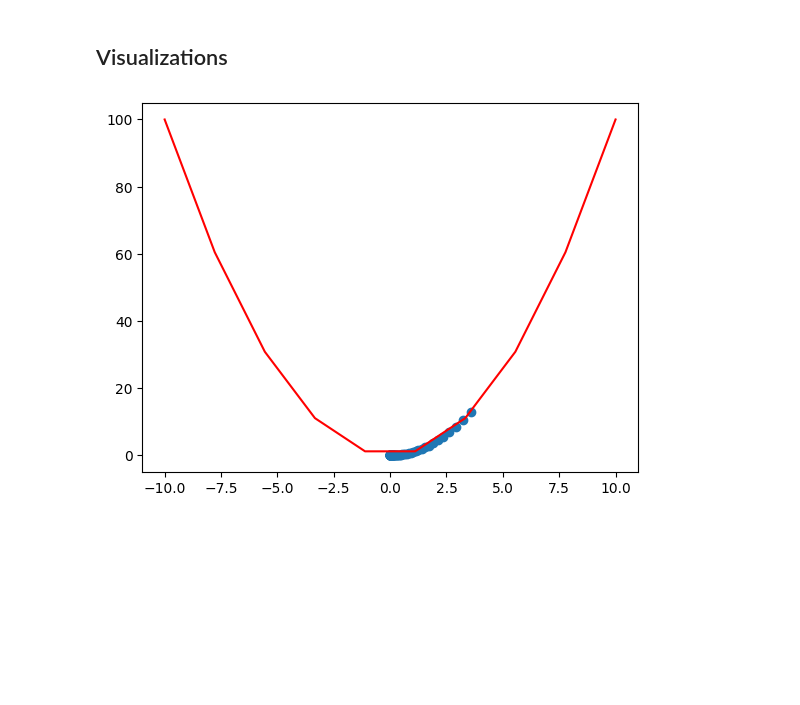
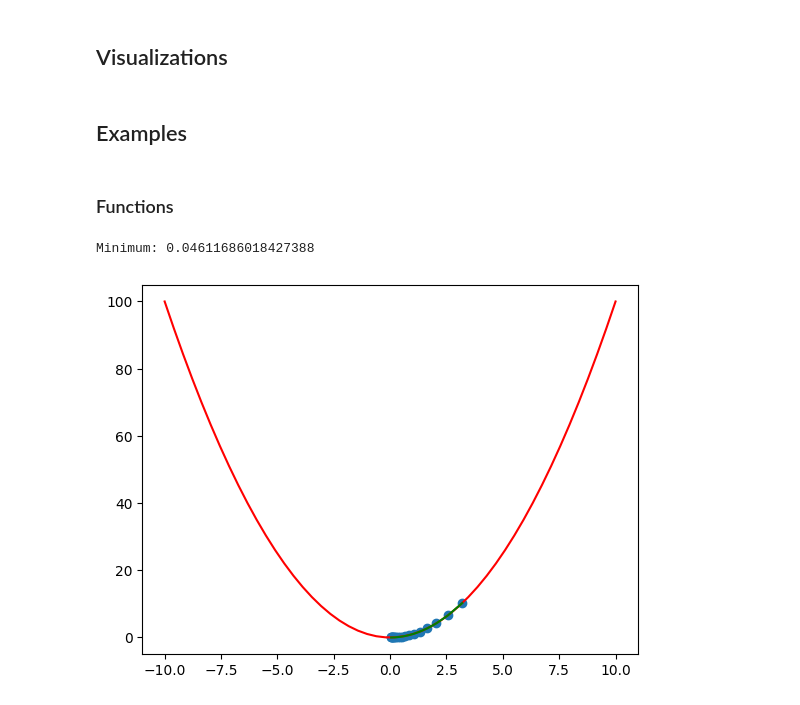
Before and after one commit to steiner-julian/deep-learning-for-natural-language-processing, a Jupyter notebook: 01_Gradient_based_Optimization/Gradient_based_Optimization.ipynb, the cells around one changed output. Cells and saved outputs as stored; diff of their text form; code cells hidden in the pictures; blank space fills up the shorter version.

```diff
--- a/01_Gradient_based_Optimization/Gradient_based_Optimization.ipynb
+++ b/01_Gradient_based_Optimization/Gradient_based_Optimization.ipynb
@@ -32,9 +22,2 @@ def gradient_optimization(
 
     return x_i, x_values, y_values
-# %%
-minimun, x_values, y_values = gradient_optimization(
-    function=f,
-    derivative=f_derivative,
-    learning_rate=0.05,
-    epochs=100
-)
@@ -45,9 +24,29 @@ minimun
 # %% [markdown]
 ## Visualizations
 # %%
-x = np.linspace(-10, 10, 10)
-plt.plot(x, f(x), color='red')
-plt.scatter(x_values, y_values)
-plt.show()
+def plot_gradient_optimization(
+    f,
+    f_derivative,
+    learning_rate,
+    epochs,
+    x_i=4,
+):
+    minimun, x_values, y_values = gradient_optimization(
+        f=f,
+        f_derivative=f_derivative,
+        learning_rate=learning_rate,
+        epochs=epochs,
+        x_i=x_i
+    )
+
+    print(f'Minimum: {minimun}')
+
+    x = np.linspace(-10, 10, 50)
+    plt.plot(x, f(x), color='red')
+    plt.plot(x_values, y_values, color='green')
+    plt.scatter(x_values, y_values)
+    plt.show()
-# %% [output]
-[figure, removed]
+# %% [markdown]
+## Examples
+# %% [markdown]
+### Functions
@@ -53,0 +59,10 @@ plt.show()
+# %%
+plot_gradient_optimization(
+    f=f,
+    f_derivative=f_derivative,
+    learning_rate=0.1,
+    epochs=20
+)
+# %% [output]
+Minimum: 0.04611686018427388
+[figure, added]
```
Also changed, not shown: parts of 11 cells of this notebook.
